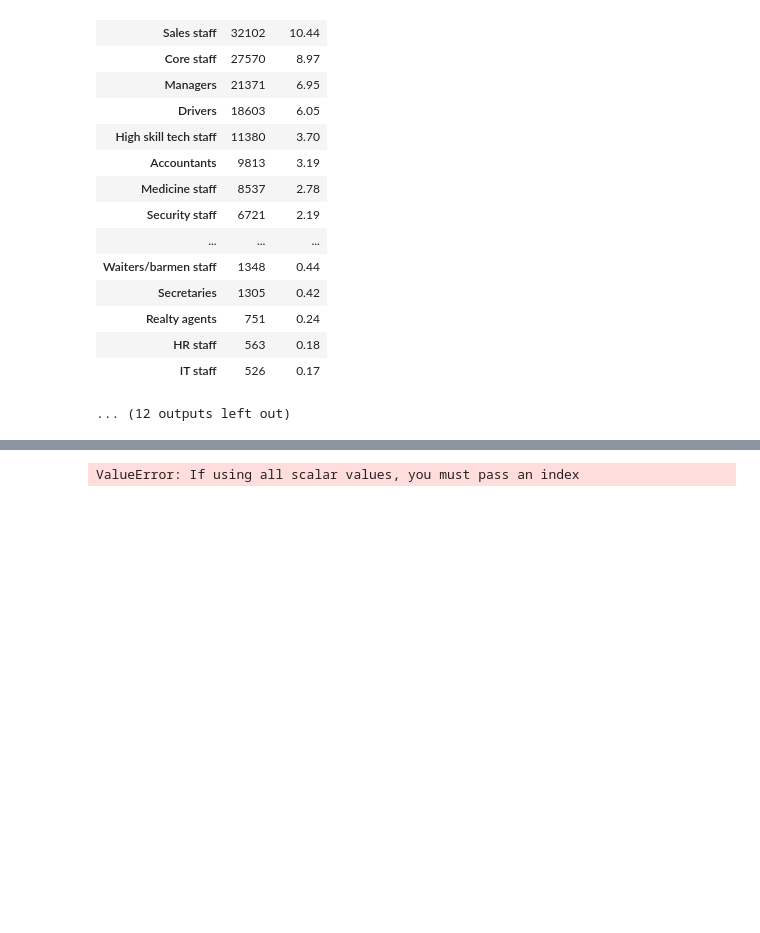
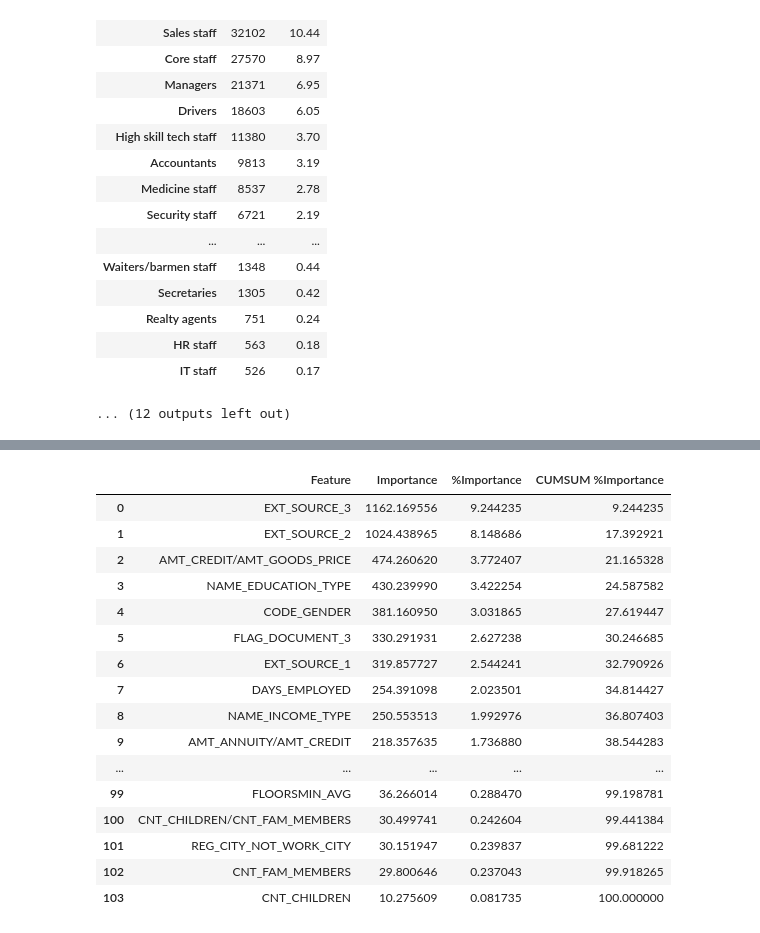
Before and after one commit to skydoldif/home-credit-default-risk, a Jupyter notebook: data_processing.ipynb, the cells around one changed output, grey strips where cells are left out. Cells and saved outputs as stored; diff of their text form; code cells hidden in the pictures; blank space fills up the shorter version.

```diff
--- a/data_processing.ipynb
+++ b/data_processing.ipynb
@@ -234,11 +234,27 @@ Best AUC: 0.7679469060671864
 # %%
-importance = pd.Series(importance).reset_index()
+importance = pd.Series(importance).sort_values(ascending=False).reset_index()
 importance.columns = ['Feature', 'Importance']
 importance['%Importance'] = importance['Importance']/importance['Importance'].sum()*100
 importance['CUMSUM %Importance'] = importance['%Importance'].cumsum()
 importance
 # %% [output]
-ValueError: If using all scalar values, you must pass an index
+|  | Feature | Importance | %Importance | CUMSUM %Importance |
+| 0 | EXT_SOURCE_3 | 1162.169556 | 9.244235 | 9.244235 |
+| 1 | EXT_SOURCE_2 | 1024.438965 | 8.148686 | 17.392921 |
+| 2 | AMT_CREDIT/AMT_GOODS_PRICE | 474.260620 | 3.772407 | 21.165328 |
+| 3 | NAME_EDUCATION_TYPE | 430.239990 | 3.422254 | 24.587582 |
+| 4 | CODE_GENDER | 381.160950 | 3.031865 | 27.619447 |
+| 5 | FLAG_DOCUMENT_3 | 330.291931 | 2.627238 | 30.246685 |
+| 6 | EXT_SOURCE_1 | 319.857727 | 2.544241 | 32.790926 |
+| 7 | DAYS_EMPLOYED | 254.391098 | 2.023501 | 34.814427 |
+| 8 | NAME_INCOME_TYPE | 250.553513 | 1.992976 | 36.807403 |
+| 9 | AMT_ANNUITY/AMT_CREDIT | 218.357635 | 1.736880 | 38.544283 |
+| ... | ... | ... | ... | ... |
+| 99 | FLOORSMIN_AVG | 36.266014 | 0.288470 | 99.198781 |
+| 100 | CNT_CHILDREN/CNT_FAM_MEMBERS | 30.499741 | 0.242604 | 99.441384 |
+| 101 | REG_CITY_NOT_WORK_CITY | 30.151947 | 0.239837 | 99.681222 |
+| 102 | CNT_FAM_MEMBERS | 29.800646 | 0.237043 | 99.918265 |
+| 103 | CNT_CHILDREN | 10.275609 | 0.081735 | 100.000000 |
 # %%
 shap_importance = pd.DataFrame(pd.DataFrame(shap_values, columns=X_trainval.columns).abs().mean(axis=0).sort_values(ascending=False)).reset_index()
 shap_importance.columns = ['Feature', 'shap_importance']
```
Also changed, not shown: parts of 4 cells of this notebook, 1 other file.
